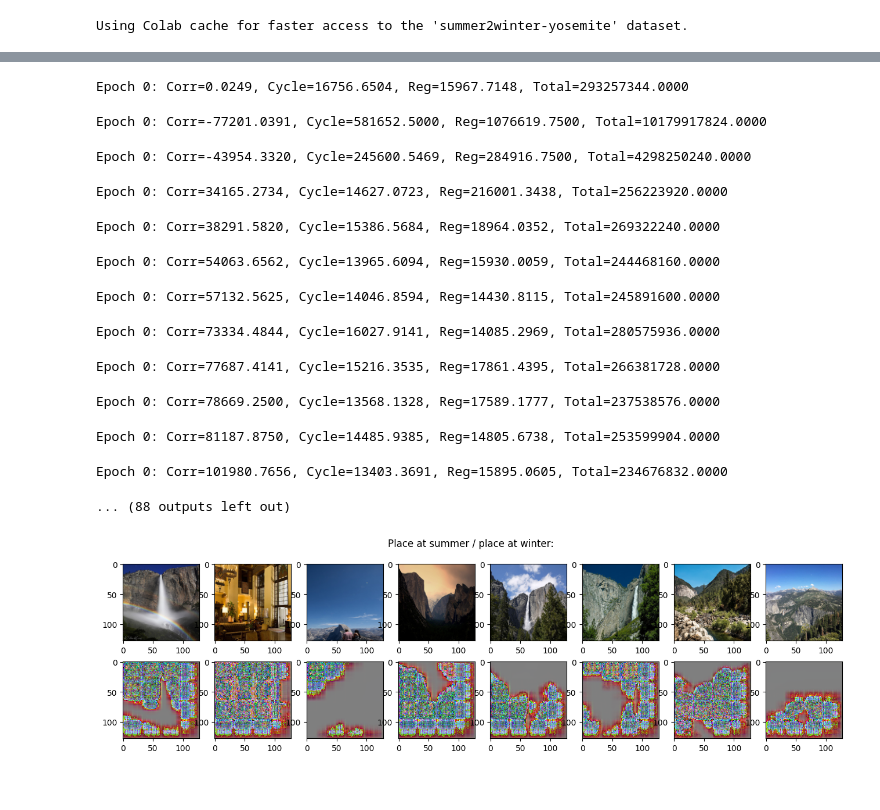
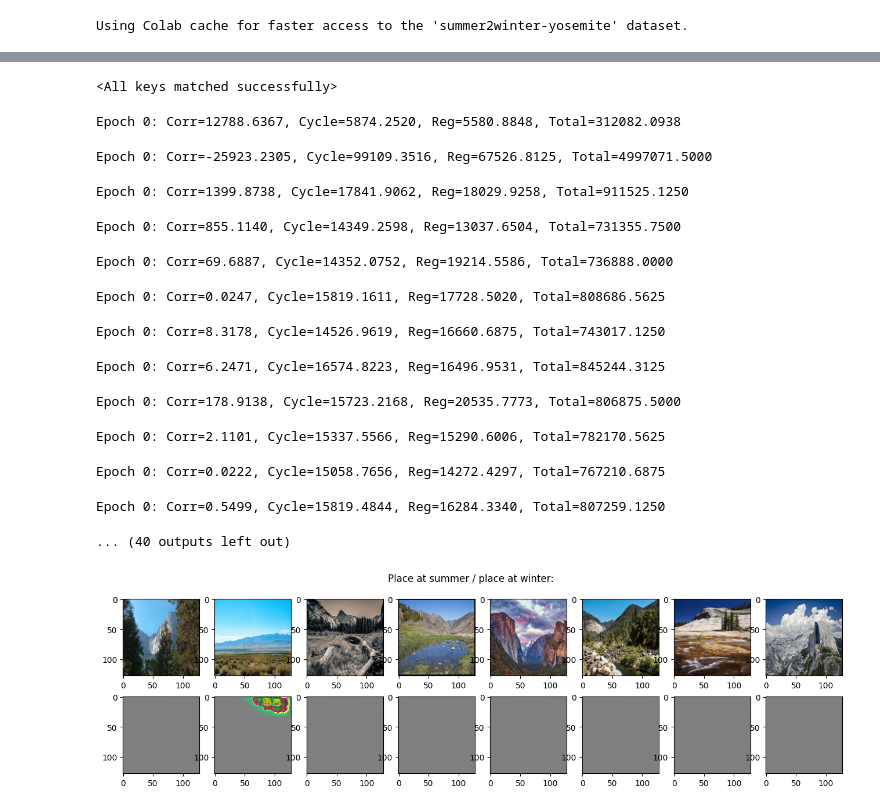
Before and after one commit to enaix/wasserstein2-ddpm, a Jupyter notebook: notebooks/W2GN.ipynb, the cells around one changed output, grey strips where cells are left out. Saved outputs shown, nothing was run; the diff lists cells and outputs as text; code cells hidden in the pictures.

Commit message:
Fix dataloader, add pretrain step

```diff
--- a/notebooks/W2GN.ipynb
+++ b/notebooks/W2GN.ipynb
@@ -323,0 +386,2 @@ dataVal = torch.utils.data.DataLoader(
+# %%
+trainer.apply_pretrain()
@@ -324,20 +390,17 @@ dataVal = torch.utils.data.DataLoader(
+# %%
+trainer.loss_c.psi_theta.load_state_dict(torch.load("./psi_pre2.pt"))
+# %% [output]
+<All keys matched successfully>
 # %%
-# Initialize classes
-psi_theta = ConvICNN()
-psi_omega = ConvICNN()
-loss_c = W2GNLoss(psi_theta, psi_omega, lambda_cycle=35000.0, compute_extra_reg=True)
-trainer = W2GNTrainer(loss_c, lr=1e-4)
+# Main training loop
+epochs = 30
+for epoch in range(epochs):
+    d_iter = iter(dataloader)
 
-# Training loop
-epochs = 30
-
-for epoch in range(epochs):
-    A_iter = iter(dataloaderA)
-    B_iter = iter(dataloaderB)
-
-    for i in tqdm(range(len(dataloaderA)), desc=f"Epoch {epoch+1}/{epochs}", leave=False):
-        X = next(A_iter)[0].permute(0, 3, 1, 2)
-        Y = next(B_iter)[0].permute(0, 3, 1, 2)
+    for i in tqdm(range(len(dataloader)), desc=f"Epoch {epoch+1}/{epochs}", leave=False):
+        imgs = next(d_iter)[0]
+        X = dataloader.dataset.take(imgs, A=True)
+        Y = dataloader.dataset.take(imgs, A=False)
         #print(X.shape, Y.shape)
         # Training step
         losses = trainer.step(X.to(trainer.loss_c.theta_device()), Y.to(trainer.loss_c.omega_device()))
@@ -350,7 +413,7 @@ for epoch in range(epochs):
             f"Total={losses['loss_total']:.4f}")
 
     Val_iter = iter(dataVal)
-    X_test = next(Val_iter)[0].permute(0, 3, 1, 2).to(trainer.loss_c.theta_device())
+    X_test = dataVal.dataset.take(next(Val_iter)[0], A=True).to(trainer.loss_c.theta_device())
     Y_generated = trainer.generate(X_test).detach().cpu()
 
     cols = 8
@@ -359,52 +422,48 @@ for epoch in range(epochs):
     fig, axes = plt.subplots(nrows=2, ncols=cols, figsize=(16, 4))
     fig.suptitle('Place at summer / place at winter:')
 
-    denorm = lambda x: (x + 1.0) * 128.0
-
     for i in range(cols):
-        X_img = np.asarray(denorm(X_test.cpu().permute(0, 2, 3, 1)[i]), dtype=np.uint8)
+        X_img = np.asarray(dataVal.dataset.to_image(X_test.cpu())[i], dtype=np.uint8)
         _ = axes[0][i].imshow(X_img)
 
-        Y_img = np.asarray(denorm(Y_generated.cpu().permute(0, 2, 3, 1)[i]), dtype=np.uint8)
+        Y_img = np.asarray(dataVal.dataset.to_image(Y_generated.cpu())[i], dtype=np.uint8)
         _ = axes[1][i].imshow(Y_img)
 
     #plt.tight_layout()
     fig.show()
 # %% [output]
-Epoch 0: Corr=0.0249, Cycle=16756.6504, Reg=15967.7148, Total=293257344.0000
+Epoch 0: Corr=12788.6367, Cycle=5874.2520, Reg=5580.8848, Total=312082.0938
-Epoch 0: Corr=-77201.0391, Cycle=581652.5000, Reg=1076619.7500, Total=10179917824.0000
+Epoch 0: Corr=-25923.2305, Cycle=99109.3516, Reg=67526.8125, Total=4997071.5000
-Epoch 0: Corr=-43954.3320, Cycle=245600.5469, Reg=284916.7500, Total=4298250240.0000
+Epoch 0: Corr=1399.8738, Cycle=17841.9062, Reg=18029.9258, Total=911525.1250
-Epoch 0: Corr=34165.2734, Cycle=14627.0723, Reg=216001.3438, Total=256223920.0000
+Epoch 0: Corr=855.1140, Cycle=14349.2598, Reg=13037.6504, Total=731355.7500
-Epoch 0: Corr=38291.5820, Cycle=15386.5684, Reg=18964.0352, Total=269322240.0000
+Epoch 0: Corr=69.6887, Cycle=14352.0752, Reg=19214.5586, Total=736888.0000
-Epoch 0: Corr=54063.6562, Cycle=13965.6094, Reg=15930.0059, Total=244468160.0000
+Epoch 0: Corr=0.0247, Cycle=15819.1611, Reg=17728.5020, Total=808686.5625
-Epoch 0: Corr=57132.5625, Cycle=14046.8594, Reg=14430.8115, Total=245891600.0000
+Epoch 0: Corr=8.3178, Cycle=14526.9619, Reg=16660.6875, Total=743017.1250
-Epoch 0: Corr=73334.4844, Cycle=16027.9141, Reg=14085.2969, Total=280575936.0000
+Epoch 0: Corr=6.2471, Cycle=16574.8223, Reg=16496.9531, Total=845244.3125
-Epoch 0: Corr=77687.4141, Cycle=15216.3535, Reg=17861.4395, Total=266381728.0000
+Epoch 0: Corr=178.9138, Cycle=15723.2168, Reg=20535.7773, Total=806875.5000
-Epoch 0: Corr=78669.2500, Cycle=13568.1328, Reg=17589.1777, Total=237538576.0000
+Epoch 0: Corr=2.1101, Cycle=15337.5566, Reg=15290.6006, Total=782170.5625
-Epoch 0: Corr=81187.8750, Cycle=14485.9385, Reg=14805.6738, Total=253599904.0000
+Epoch 0: Corr=0.0222, Cycle=15058.7656, Reg=14272.4297, Total=767210.6875
-Epoch 0: Corr=101980.7656, Cycle=13403.3691, Reg=15895.0605, Total=234676832.0000
+Epoch 0: Corr=0.5499, Cycle=15819.4844, Reg=16284.3340, Total=807259.1250
-... (88 outputs left out)
+... (40 outputs left out)
 # %%
 Val_iter = iter(dataVal)
-X_test = next(Val_iter)[0].permute(0, 3, 1, 2).to(trainer.loss_c.theta_device())
+X_test = dataVal.dataset.take(next(Val_iter)[0], A=True).to(trainer.loss_c.theta_device())
 Y_generated = trainer.generate(X_test).detach().cpu()
 
 cols = 8
 
 # Visualize
 fig, axes = plt.subplots(nrows=2, ncols=cols, figsize=(16, 4))
 fig.suptitle('Place at summer / place at winter:')
 
-denorm = lambda x: (x + 1.0) * 128.0
-
 for i in range(cols):
-    X_img = np.asarray(denorm(X_test.cpu().permute(0, 2, 3, 1)[i]), dtype=np.uint8)
+    X_img = np.asarray(dataVal.dataset.to_image(X_test.cpu())[i], dtype=np.uint8)
     _ = axes[0][i].imshow(X_img)
 
-    Y_img = np.asarray(denorm(Y_generated.cpu().permute(0, 2, 3, 1)[i]), dtype=np.uint8)
+    Y_img = np.asarray(dataVal.dataset.to_image(Y_generated.cpu())[i], dtype=np.uint8)
     _ = axes[1][i].imshow(Y_img)
 
 #plt.tight_layout()
 fig.show()
 # %% [output]
-[figure, old version]
+[figure, new version]
```
Also changed, not shown: parts of 7 cells of this notebook.
